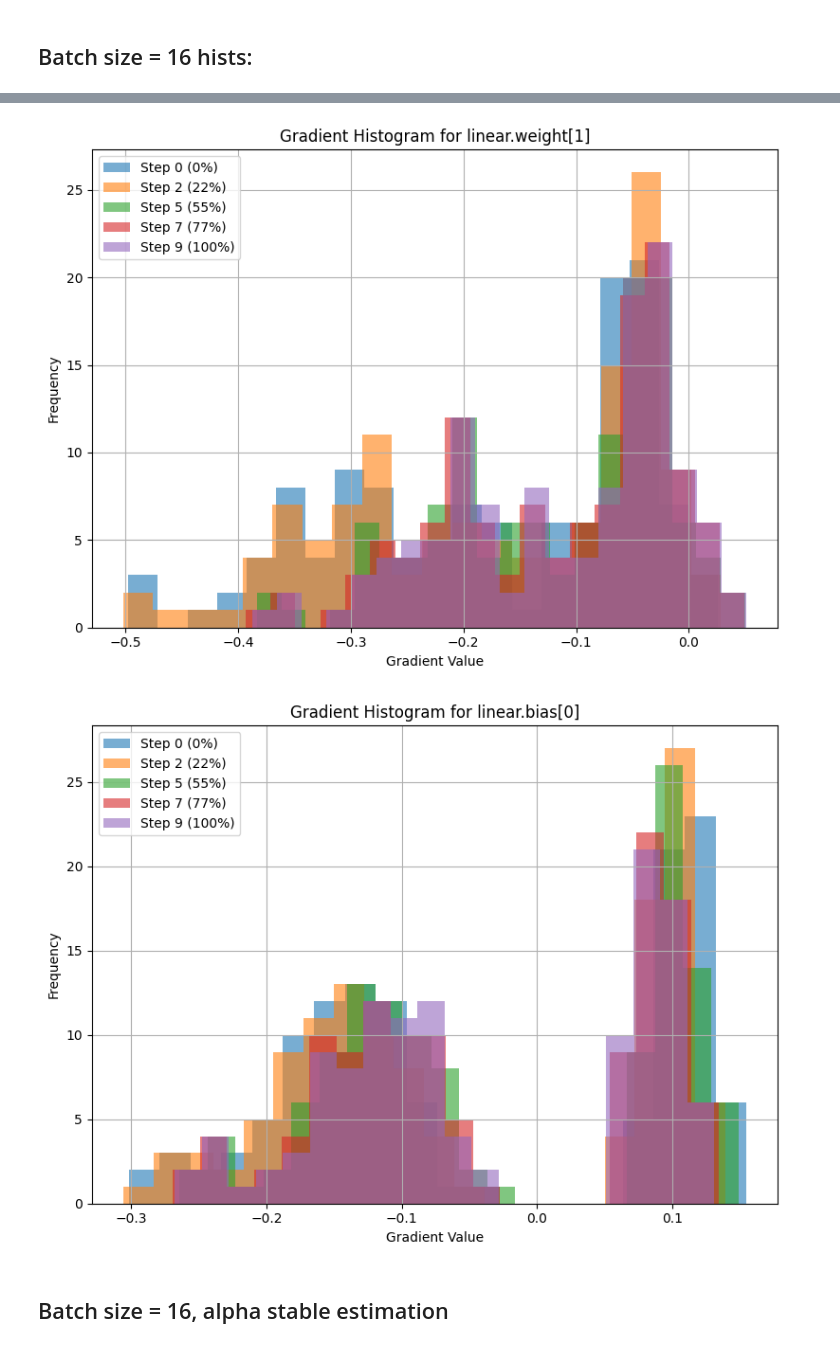
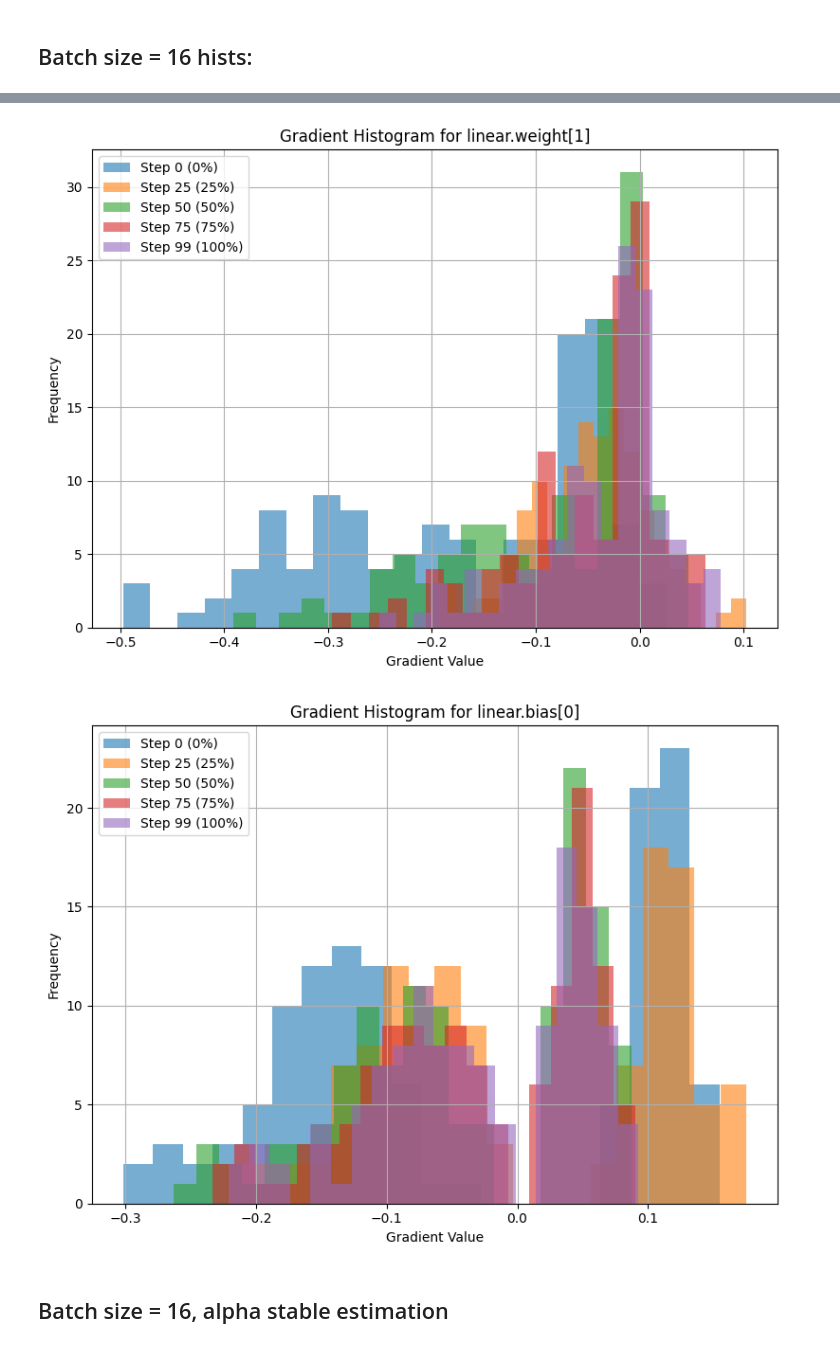
Before and after one commit to ThunderstormXX/SGDiffusion, a Jupyter notebook: notebooks/exp12/simple_gd_noise.ipynb, the cells around one changed output, grey strips where cells are left out. Cells and saved outputs as stored; diff of their text form; code cells hidden in the pictures.

Commit message:
Add 100 steps

```diff
--- a/notebooks/exp12/simple_gd_noise.ipynb
+++ b/notebooks/exp12/simple_gd_noise.ipynb
@@ -103,5 +104,5 @@ alpha_values, grad_values = my_visualise.visualize_alpha_over_steps(f"{CHECKPOIN
 # %% [markdown]
 ## Batch size = 16 hists:
 # %%
-my_visualise.visualize_gradient_histograms_at_steps(f"{CHECKPOINT_DIR}", num_steps=10, batch_size=16)
+my_visualise.visualize_gradient_histograms_at_steps(f"{CHECKPOINT_DIR}", num_steps=100, batch_size=16)
 # %% [output]
@@ -109,5 +110,5 @@ my_visualise.visualize_gradient_histograms_at_steps(f"{CHECKPOINT_DIR}", num_ste
-[figure, old version]
+[figure, new version]
-[figure, old version]
+[figure, new version]
 # %% [markdown]
 ## Batch size = 16, alpha stable estimation
 # %%
```
Also changed, not shown: parts of 9 cells of this notebook.
